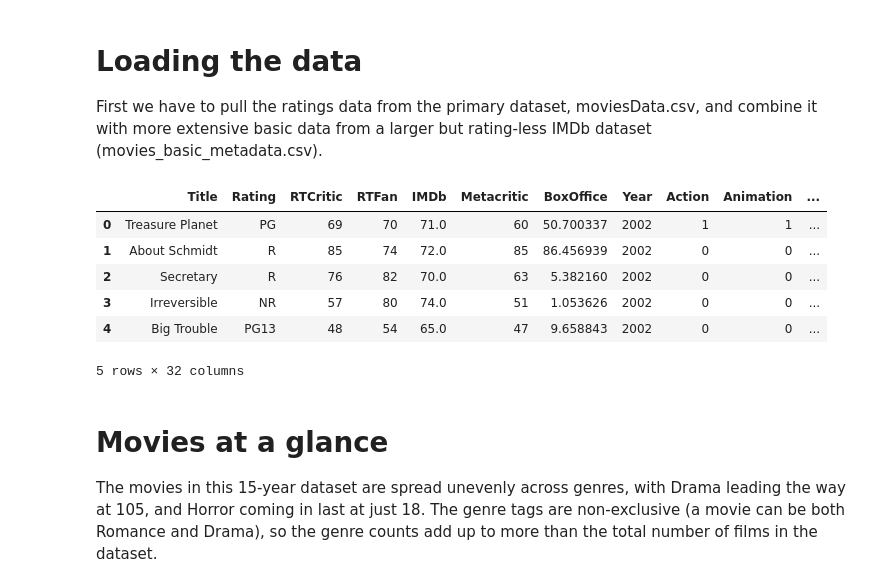
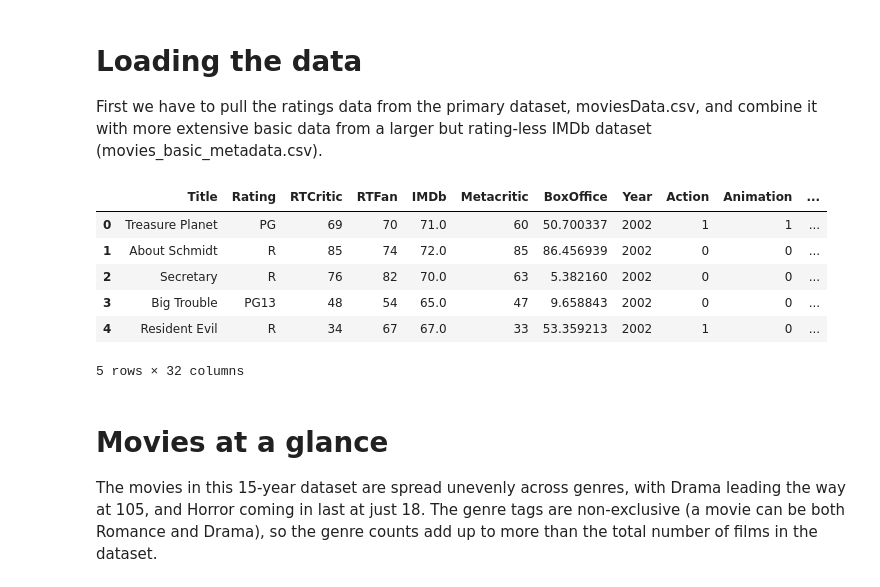
Before and after one commit to gqfiddler/movieRatings, a Jupyter notebook: Critical vs Popular Movie Ratings.ipynb, the cells around one changed output. Saved outputs shown, nothing was run; the diff lists cells and outputs as text; code cells hidden in the pictures.

```diff
--- a/Critical vs Popular Movie Ratings.ipynb
+++ b/Critical vs Popular Movie Ratings.ipynb
@@ -26,38 +26,41 @@ sns.set(color_codes=True)
 # %%
 # upload and merge datasets
 movies_df = pd.read_csv("moviesData.csv")
-movies_basic_metadata_df = pd.read_csv("movies_basic_metadata.csv")
-movies_df = movies_df.merge(movies_basic_metadata_df.drop_duplicates("title"), how="inner", left_on="Titles", right_on="title")
+metadata_df = pd.read_csv("movies_basic_metadata.csv")
+metadata_df = metadata_df[metadata_df["budget"]!="0"]
+movies_df = movies_df.merge(metadata_df.drop_duplicates("title"), how="inner", left_on="Titles", right_on="title")
 
 # tweak titles and scaling for ease of use
 movies_df.rename(columns = {"Titles":"Title"}, inplace=True)
 # rescale IMDb fan rating to match other aggregated ratings, which are out of 100
 movies_df["IMDb"] *= 10
 # convert budget to int (it's stored as a string for some reason)
 movies_df.budget = movies_df.budget.astype(int)
 
 # convert budget and BoxOffice to 2016 USD using data from usinflationalcalculator.com
 inflation_dict = {2002:1.33, 2003:1.30 , 2004:1.26 , 2005:1.22 , 2006:1.19 , 2007:1.15 , 2008:1.11 , 2009:1.11 ,
               2010:1.10 , 2011:1.06 , 2012:1.04 , 2013:1.03 , 2014:1.01 , 2015:1.01, 2016:1.0 }
 movies_df["budget"] = [inflation_dict[movies_df["Year"][i]] * movies_df["budget"][i] for i in range(len(movies_df))]
 movies_df["BoxOffice"] = [inflation_dict[movies_df["Year"][i]] * movies_df["BoxOffice"][i] for i in range(len(movies_df))]
 # convert budget and BoxOffice to millions
 movies_df["budget"] /= 10**6
 movies_df["BoxOffice"] /= 10**6
+# ad-hoc correction due to title confusion
+movies_df.loc[movies_df["title"]=="Cinderella","budget"] = 95
 
 # create a composite fan rating column from the two fan ratings columns
 movies_df["allFans"] = (movies_df["IMDb"] + movies_df["RTFan"])/2
 # create a composite critic rating column from the two critic ratings columns
 movies_df["allCritics"] = (movies_df["RTCritic"] + movies_df["Metacritic"])/2
 
 movies_df.head()
 # %% [output]
 |  | Title | Rating | RTCritic | RTFan | IMDb | Metacritic | BoxOffice | Year | Action | Animation | ... |
 | 0 | Treasure Planet | PG | 69 | 70 | 71.0 | 60 | 50.700337 | 2002 | 1 | 1 | ... |
 | 1 | About Schmidt | R | 85 | 74 | 72.0 | 85 | 86.456939 | 2002 | 0 | 0 | ... |
 | 2 | Secretary | R | 76 | 82 | 70.0 | 63 | 5.382160 | 2002 | 0 | 0 | ... |
-| 3 | Irreversible | NR | 57 | 80 | 74.0 | 51 | 1.053626 | 2002 | 0 | 0 | ... |
-| 4 | Big Trouble | PG13 | 48 | 54 | 65.0 | 47 | 9.658843 | 2002 | 0 | 0 | ... |
+| 3 | Big Trouble | PG13 | 48 | 54 | 65.0 | 47 | 9.658843 | 2002 | 0 | 0 | ... |
+| 4 | Resident Evil | R | 34 | 67 | 67.0 | 33 | 53.359213 | 2002 | 1 | 0 | ... |
 5 rows × 32 columns
 # %% [markdown]
 # Movies at a glance
```
Also changed, not shown: parts of 43 cells of this notebook, 3 other files.
